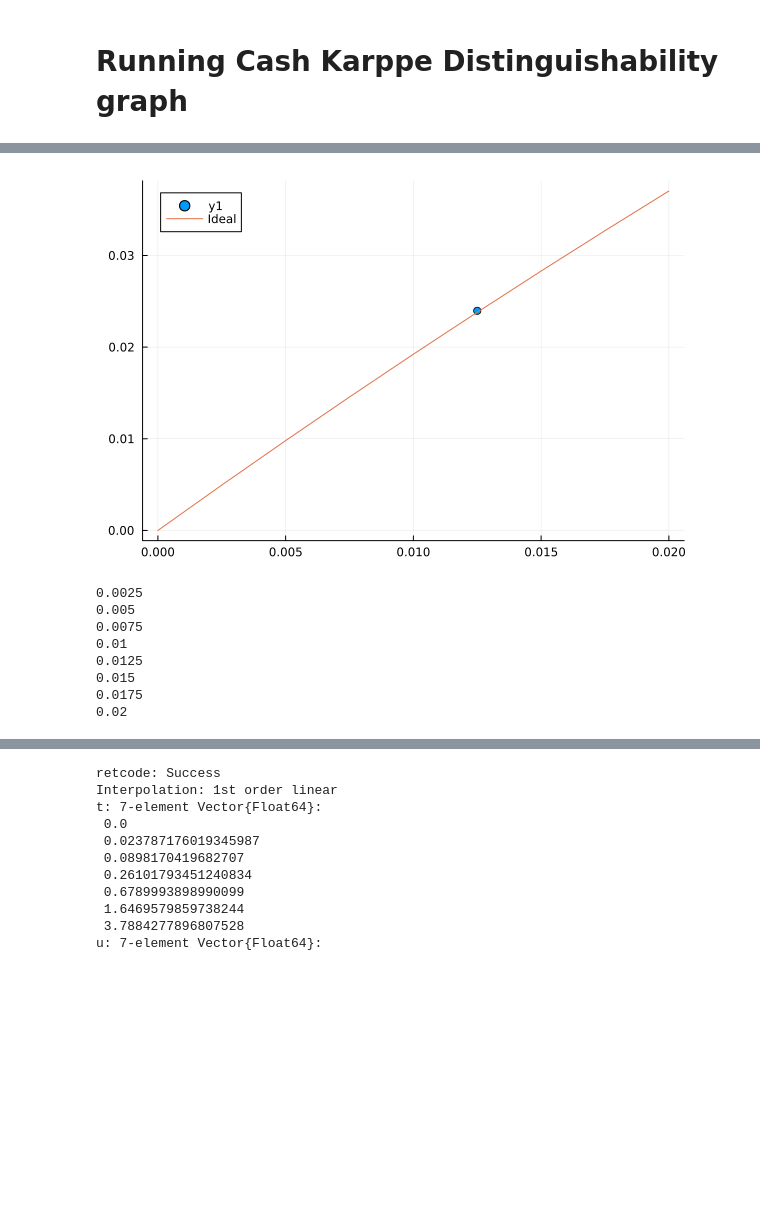
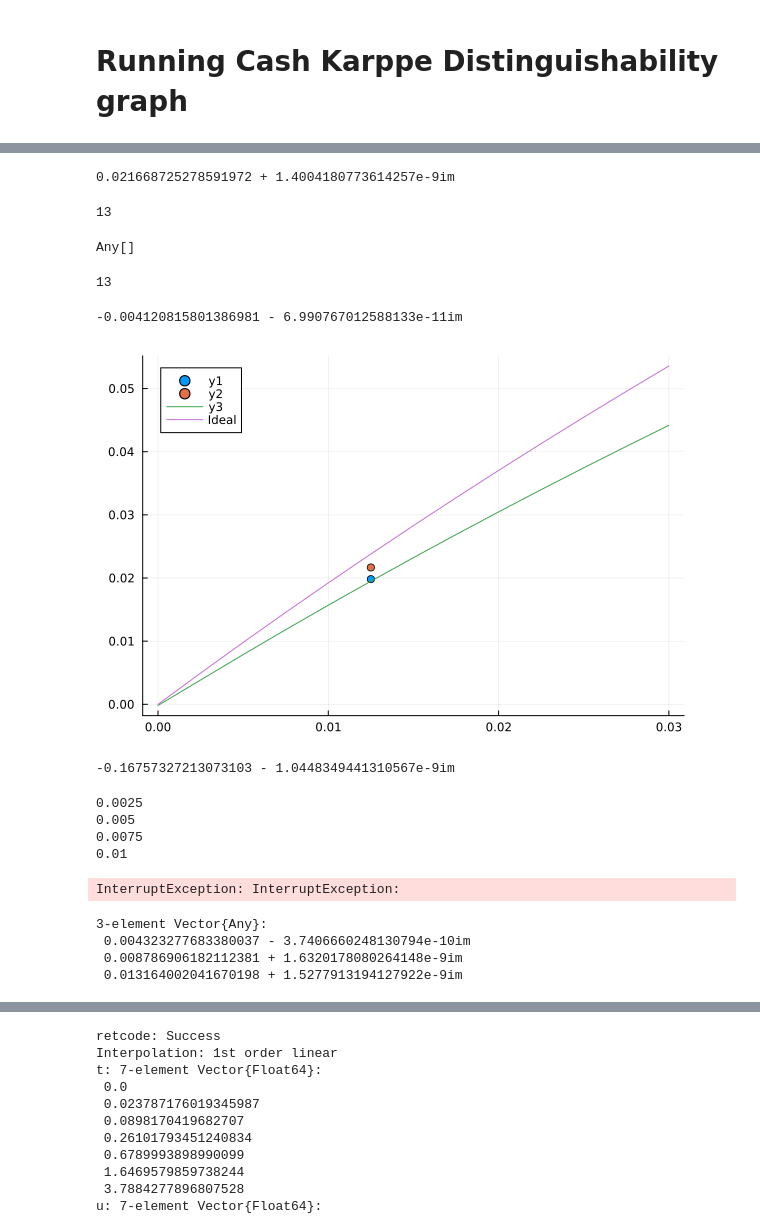
Before and after one commit to anxious-pineapple/Errors-in-FBQC-Code, a Jupyter notebook: BellStateGenerator.ipynb, the cells around one changed output, grey strips where cells are left out. Cells and saved outputs as stored; diff of their text form; code cells hidden in the pictures; blank space fills up the shorter version.

```diff
--- a/BellStateGenerator.ipynb
+++ b/BellStateGenerator.ipynb
@@ -777,12 +24,12 @@ cash_karppe_evolve (generic function with 1 method)
 # %%
 # g34_list10 =  [;]
 gamma = 1
-no_cavs = 5
+no_cavs = 2
 dt = 0.02
 t_final = 10
 dep=0.0125
 println(dep)
-@time mpo, sites = cash_karppe_evolve(no_cavs, dep, gamma, dt, t_final)
-println(trace(mpo,sites))
+@time mpo, sites = MPOFuncs.cash_karppe_evolve(no_cavs, dep, gamma, dt, t_final)
+println(MPOFuncs.trace(mpo,sites))
 # %% [output]
 0.0125
@@ -849,13 +70,48 @@ dims.(double)
+# %%
+# g_val = g_34(double, double_sites, no_cavs)
+g_val2 = g_34(double, double_sites, no_cavs)
+# %% [output]
+0.021668725278591972 + 1.4004180773614257e-9im
+# %%
+f = jldopen("Data/g5.jld2", "r")
+g34_list5 = f["g34_list5"]
+close(f)
+f = jldopen("Data/g5_pt2.jld2", "r")
+g34_list5_2 = f["g34_list5"]
+close(f)
+# %%
+length(g34_list5)
+# %% [output]
+13
+# %%
+(g34_list5_2)
+# %% [output]
+Any[]
+# %%
+id_lidt = [2*i/(1+4*i) for i=0:0.0025:0.03]
+length(id_lidt)
+# %% [output]
+13
+# %%
+g34_list5[5] - g_val
+# %% [output]
+-0.004120815801386981 - 6.990767012588133e-11im
 # %%
 plot([dep,], [real(g_val),], seriestype="scatter")
-plot!([0:0.0025:0.02;], [2*i/(1+4*i) for i=0:0.0025:0.02], label="Ideal")
+plot!([dep,], [real(g_val2),], seriestype="scatter")
+plot!([0:0.0025:0.03;], real(g34_list5))
+plot!([0:0.0025:0.03;], id_lidt, label="Ideal")
 # %% [output]
-[figure, old version]
+[figure, new version]
+# %%
+(g_val - (2*0.0125/(1+4*0.0125)))/(2*0.0125/(1+4*0.0125))
+# %% [output]
+-0.16757327213073103 - 1.0448349441310567e-9im
 # %%
-g34_list8 =  [;]
+g34_list10 =  [;]
 gamma = 1
-no_cavs = 8
-dt = 0.01
+no_cavs = 10
+dt = 0.02
 t_final = 10
 for dep=0.0025:0.0025:0.02
     println(dep)
@@ -864,17 +120,21 @@ for dep=0.0025:0.0025:0.02
     for i=1:no_cavs
         beamsplitter!(double, i, i+no_cavs, double_sites)
     end
-    push!(g34_list8, g_34(double, double_sites, no_cavs))
+    push!(g34_list10, g_34(double, double_sites, no_cavs))
 end
 # %% [output]
 0.0025
 0.005
 0.0075
 0.01
-0.0125
-0.015
-0.0175
-0.02
+InterruptException: InterruptException:
+# %%
+g34_list10
+# %% [output]
+3-element Vector{Any}:
+ 0.004323277683380037 - 3.7406660248130794e-10im
+ 0.008786906182112381 + 1.6320178080264148e-9im
+ 0.013164002041670198 + 1.5277913194127922e-9im
 # %%
 # f = jldopen("g3.jld2", "r")
 # g34_list3old = f["g34_list3"]
```
Also changed, not shown: parts of 52 cells of this notebook, 18 other files.
